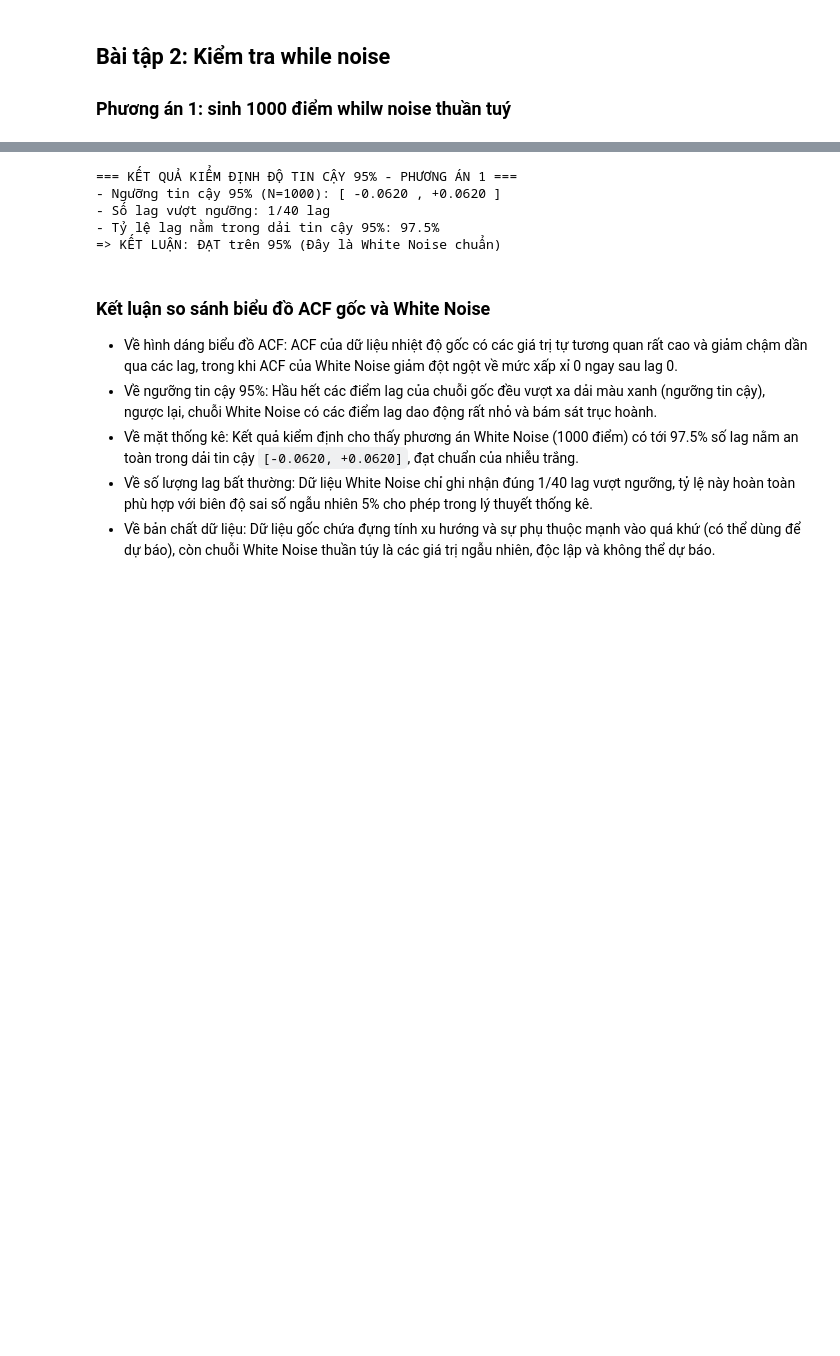
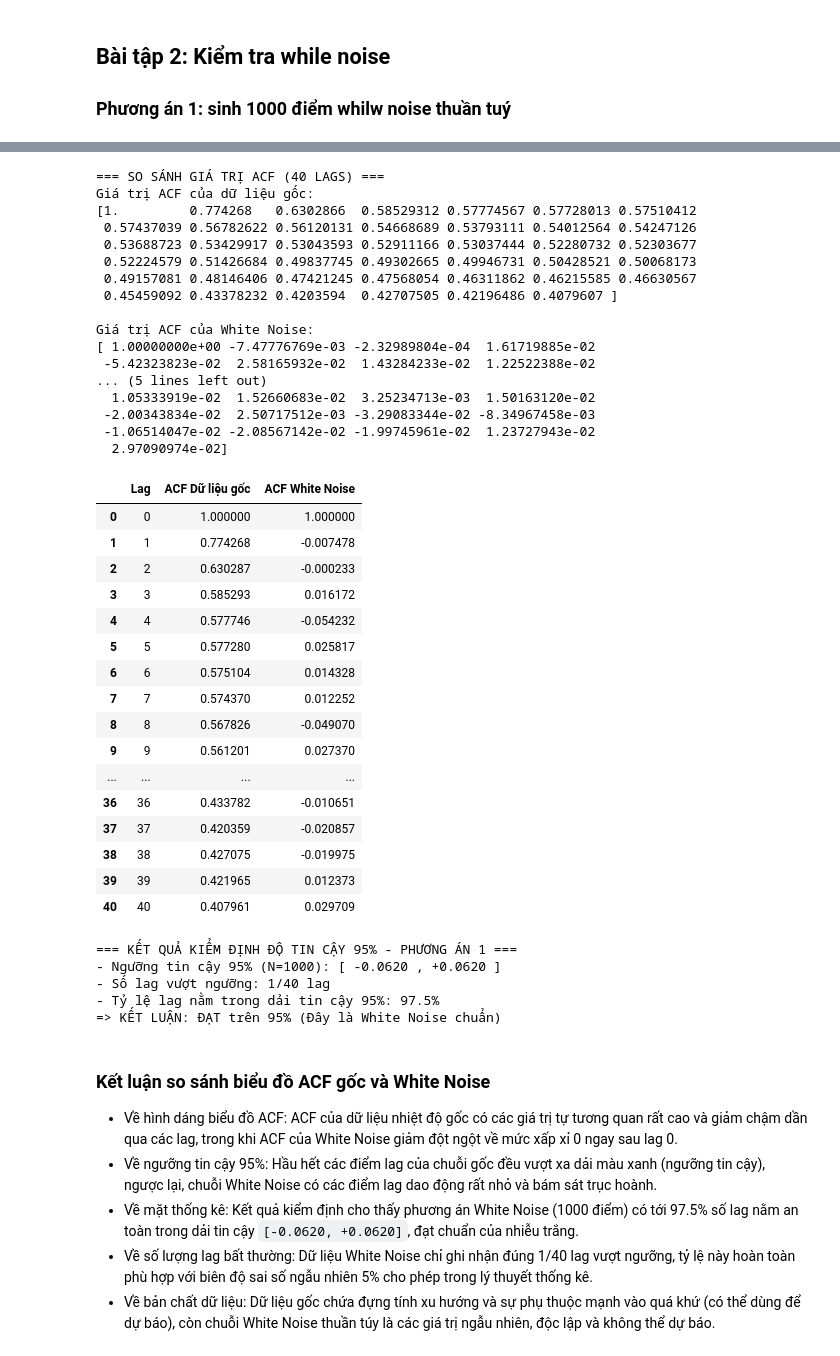
Before and after one commit to luuminhhoa/Lab1_Timeseries, a Jupyter notebook: scripts/main.ipynb, the cells around one changed output, grey strips where cells are left out. Cells and saved outputs as stored; diff of their text form; code cells hidden in the pictures; blank space fills up the shorter version.

```diff
--- a/scripts/main.ipynb
+++ b/scripts/main.ipynb
@@ -122,41 +126,92 @@ plot_acf(df['Temp'], lags=40, ax=axes[0])
 axes[0].set_title(
     '1. ACF NGUYÊN MẪU BÀI 1 (Dữ liệu nhiệt độ gốc)',
     fontsize=12,
     fontweight='bold',
 )
 axes[0].set_ylabel('Autocorrelation')
 
 plot_acf(wn_pa1, lags=40, ax=axes[1])
 axes[1].set_title(
     '2. ACF PHƯƠNG ÁN 1: White Noise thuần túy (1000 điểm)',
     fontsize=12,
     fontweight='bold',
 )
 axes[1].set_ylabel('Autocorrelation')
 
 plt.tight_layout()
 plt.show()
 
-# 3. Đánh giá độ tin cậy 95% (N = 1000)
+# 3. Tính giá trị ACF của dữ liệu gốc và White Noise (40 lags)
+acf_orig = acf(df['Temp'], nlags=40)
+acf_pa1 = acf(wn_pa1, nlags=40)
+
+print('=== SO SÁNH GIÁ TRỊ ACF (40 LAGS) ===')
+print('Giá trị ACF của dữ liệu gốc:')
+print(acf_orig)
+print('\nGiá trị ACF của White Noise:')
+print(acf_pa1)
+
+# Bảng so sánh chi tiết ACF giữa dữ liệu gốc và White Noise
+df_acf_comp = pd.DataFrame({
+    'Lag': range(len(acf_orig)),
+    'ACF Dữ liệu gốc': acf_orig,
+    'ACF White Noise': acf_pa1,
+})
+display(df_acf_comp)
+
+# 4. Đánh giá độ tin cậy 95% (N = 1000)
 ci_pa1 = 1.96 / np.sqrt(len(wn_pa1))
-acf_pa1 = acf(wn_pa1, nlags=40)
 lags_out_pa1 = np.sum(np.abs(acf_pa1[1:]) > ci_pa1)
 pct_in_pa1 = ((40 - lags_out_pa1) / 40) * 100
 
-print(f'=== KẾT QUẢ KIỂM ĐỊNH ĐỘ TIN CẬY 95% - PHƯƠNG ÁN 1 ===')
+print(f'\n=== KẾT QUẢ KIỂM ĐỊNH ĐỘ TIN CẬY 95% - PHƯƠNG ÁN 1 ===')
 print(f'- Ngưỡng tin cậy 95% (N=1000): [ -{ci_pa1:.4f} , +{ci_pa1:.4f} ]')
 print(f'- Số lag vượt ngưỡng: {lags_out_pa1}/40 lag')
 print(f'- Tỷ lệ lag nằm trong dải tin cậy 95%: {pct_in_pa1:.1f}%')
 print(
     f'=> KẾT LUẬN: {"ĐẠT trên 95% (Đây là White Noise chuẩn)" if pct_in_pa1 >= 95 else "KHÔNG ĐẠT"}\n'
 )
 # %% [output]
 [figure]
-=== KẾT QUẢ KIỂM ĐỊNH ĐỘ TIN CẬY 95% - PHƯƠNG ÁN 1 ===
-- Ngưỡng tin cậy 95% (N=1000): [ -0.0620 , +0.0620 ]
-- Số lag vượt ngưỡng: 1/40 lag
-- Tỷ lệ lag nằm trong dải tin cậy 95%: 97.5%
-=> KẾT LUẬN: ĐẠT trên 95% (Đây là White Noise chuẩn)
+=== SO SÁNH GIÁ TRỊ ACF (40 LAGS) ===
+Giá trị ACF của dữ liệu gốc:
+[1.         0.774268   0.6302866  0.58529312 0.57774567 0.57728013 0.57510412
+ 0.57437039 0.56782622 0.56120131 0.54668689 0.53793111 0.54012564 0.54247126
+ 0.53688723 0.53429917 0.53043593 0.52911166 0.53037444 0.52280732 0.52303677
+ 0.52224579 0.51426684 0.49837745 0.49302665 0.49946731 0.50428521 0.50068173
+ 0.49157081 0.48146406 0.47421245 0.47568054 0.46311862 0.46215585 0.46630567
+ 0.45459092 0.43378232 0.4203594  0.42707505 0.42196486 0.4079607 ]
+
+Giá trị ACF của White Noise:
+[ 1.00000000e+00 -7.47776769e-03 -2.32989804e-04  1.61719885e-02
+ -5.42323823e-02  2.58165932e-02  1.43284233e-02  1.22522388e-02
+... (5 lines left out)
+  1.05333919e-02  1.52660683e-02  3.25234713e-03  1.50163120e-02
+ -2.00343834e-02  2.50717512e-03 -3.29083344e-02 -8.34967458e-03
+ -1.06514047e-02 -2.08567142e-02 -1.99745961e-02  1.23727943e-02
+  2.97090974e-02]
+|  | Lag | ACF Dữ liệu gốc | ACF White Noise |
+| 0 | 0 | 1.000000 | 1.000000 |
+| 1 | 1 | 0.774268 | -0.007478 |
+| 2 | 2 | 0.630287 | -0.000233 |
+| 3 | 3 | 0.585293 | 0.016172 |
+| 4 | 4 | 0.577746 | -0.054232 |
+| 5 | 5 | 0.577280 | 0.025817 |
+| 6 | 6 | 0.575104 | 0.014328 |
+| 7 | 7 | 0.574370 | 0.012252 |
+| 8 | 8 | 0.567826 | -0.049070 |
+| 9 | 9 | 0.561201 | 0.027370 |
+| ... | ... | ... | ... |
+| 36 | 36 | 0.433782 | -0.010651 |
+| 37 | 37 | 0.420359 | -0.020857 |
+| 38 | 38 | 0.427075 | -0.019975 |
+| 39 | 39 | 0.421965 | 0.012373 |
+| 40 | 40 | 0.407961 | 0.029709 |
+=== KẾT QUẢ KIỂM ĐỊNH ĐỘ TIN CẬY 95% - PHƯƠNG ÁN 1 ===
+- Ngưỡng tin cậy 95% (N=1000): [ -0.0620 , +0.0620 ]
+- Số lag vượt ngưỡng: 1/40 lag
+- Tỷ lệ lag nằm trong dải tin cậy 95%: 97.5%
+=> KẾT LUẬN: ĐẠT trên 95% (Đây là White Noise chuẩn)
 # %% [markdown]
 ### Kết luận so sánh biểu đồ ACF gốc và White Noise
 
```
Also changed, not shown: parts of 1 cell of this notebook.
